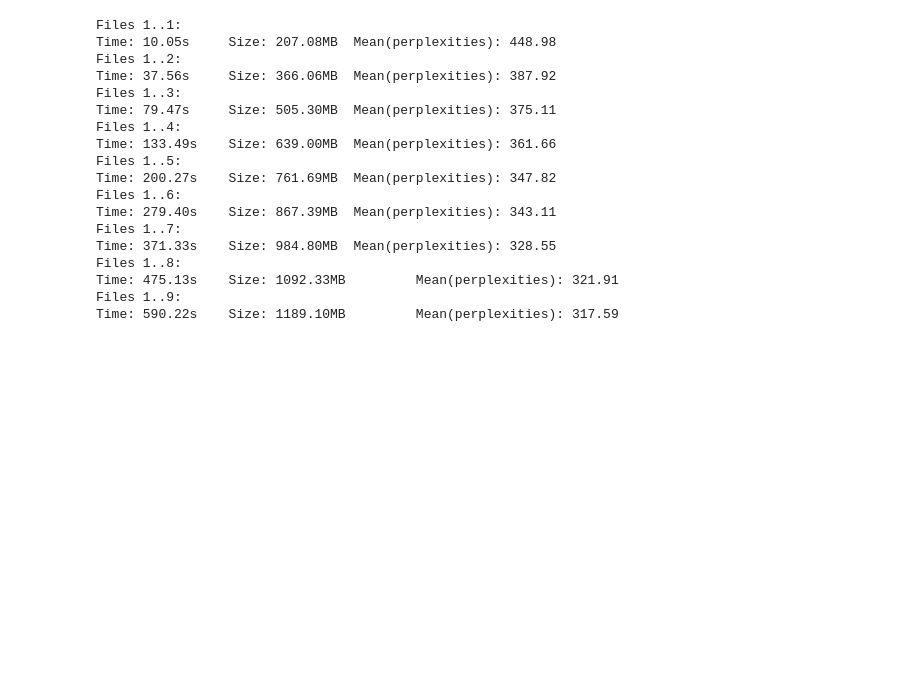
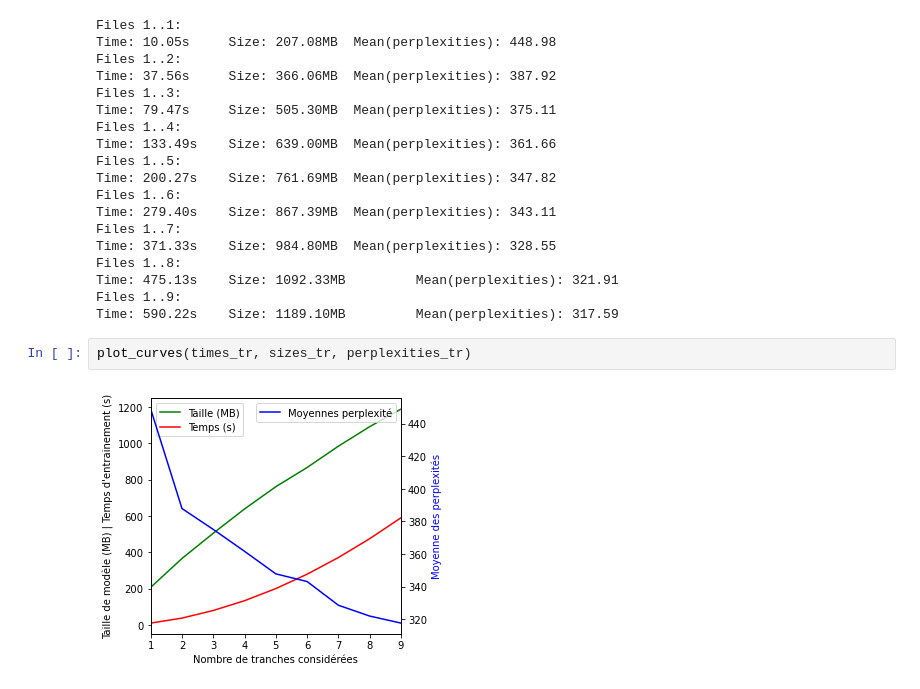
Before and after one commit to KacemKhaled/IFT6285-NLP, a Jupyter notebook: TP2/TP2.ipynb, the cells around one changed output. Saved outputs shown, nothing was run; the diff lists cells and outputs as text; blank space fills up the shorter version.

```diff
--- a/TP2/TP2.ipynb
+++ b/TP2/TP2.ipynb
@@ -236,3 +212,7 @@ Files 1..8:
 Time: 475.13s    Size: 1092.33MB         Mean(perplexities): 321.91
 Files 1..9:
 Time: 590.22s    Size: 1189.10MB         Mean(perplexities): 317.59
+# %%
+plot_curves(times_tr, sizes_tr, perplexities_tr)
+# %% [output]
+[figure, added]
```
Also changed, not shown: parts of 6 cells of this notebook.
